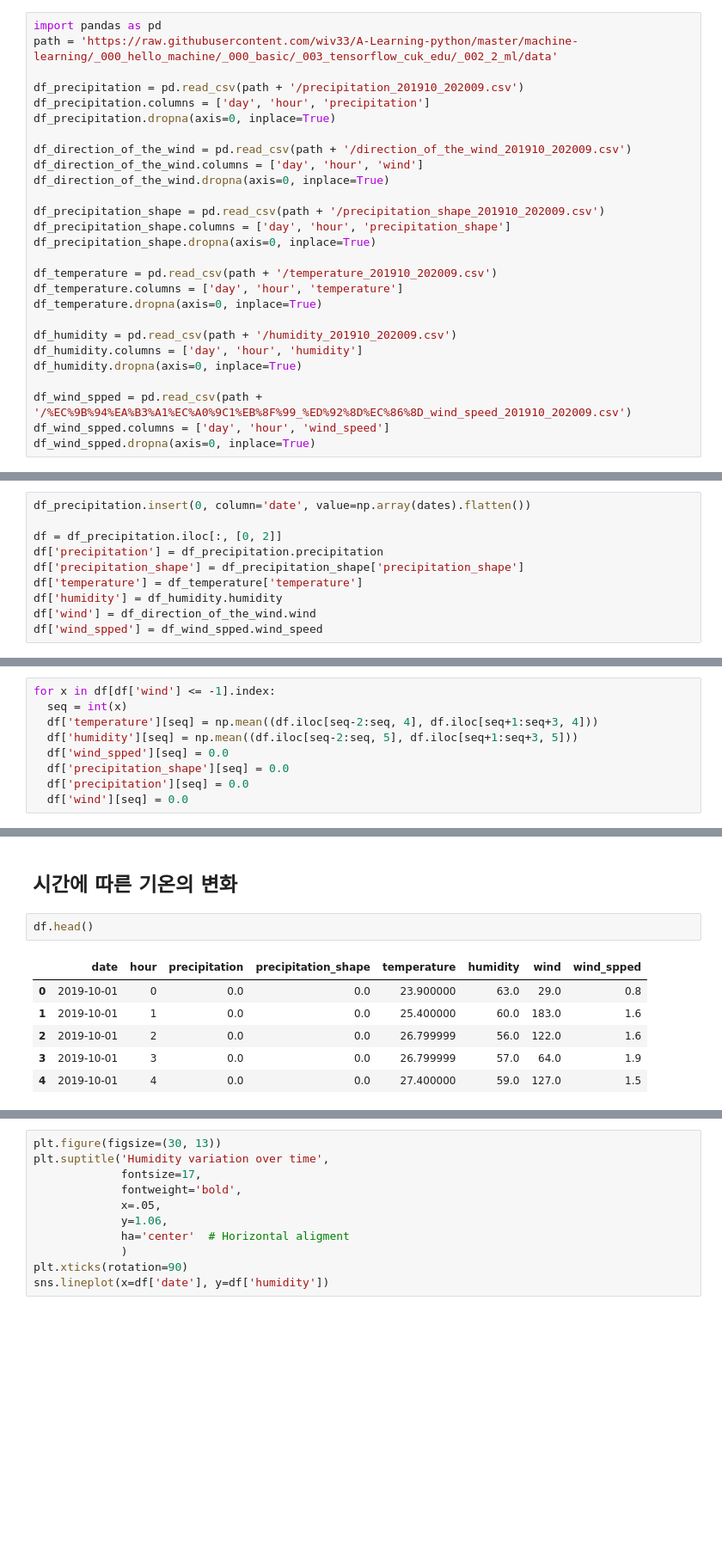
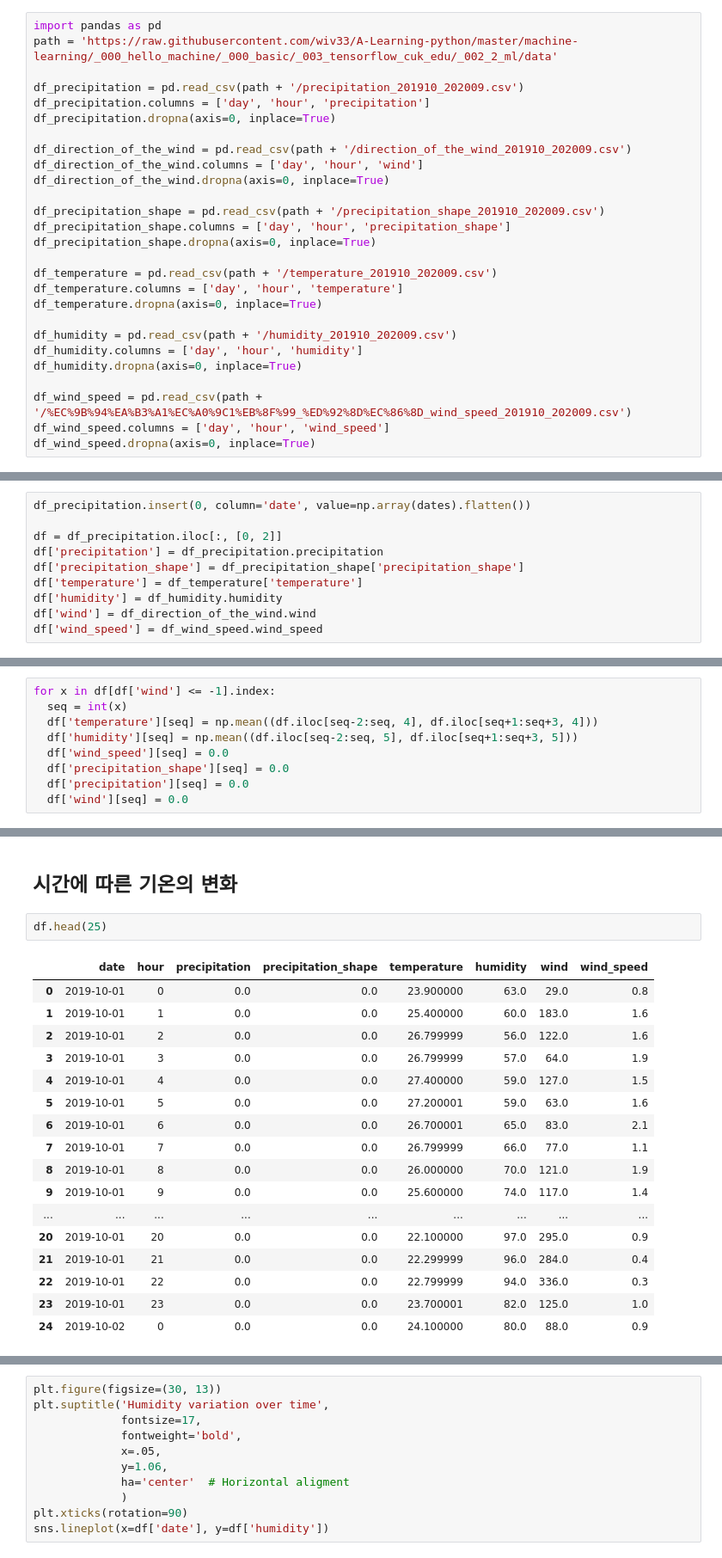
Before and after one commit to wiv33/A-Learning-python, a Jupyter notebook: machine-learning/_000_hello_machine/_000_basic/_003_tensorflow_cuk_edu/_002_2_ml/_002_weather_analysis.ipynb, the cells around one changed output, grey strips where cells are left out. Shown at 86% size. Drawn from its saved outputs; the diff is of its cells as text; blank space fills up the shorter version.

```diff
--- a/machine-learning/_000_hello_machine/_000_basic/_003_tensorflow_cuk_edu/_002_2_ml/_002_weather_analysis.ipynb
+++ b/machine-learning/_000_hello_machine/_000_basic/_003_tensorflow_cuk_edu/_002_2_ml/_002_weather_analysis.ipynb
@@ -32,9 +32,9 @@ df_humidity = pd.read_csv(path + '/humidity_201910_202009.csv')
 df_humidity.columns = ['day', 'hour', 'humidity']
 df_humidity.dropna(axis=0, inplace=True)
 
-df_wind_spped = pd.read_csv(path + '/%EC%9B%94%EA%B3%A1%EC%A0%9C1%EB%8F%99_%ED%92%8D%EC%86%8D_wind_speed_201910_202009.csv')
-df_wind_spped.columns = ['day', 'hour', 'wind_speed']
-df_wind_spped.dropna(axis=0, inplace=True)
+df_wind_speed = pd.read_csv(path + '/%EC%9B%94%EA%B3%A1%EC%A0%9C1%EB%8F%99_%ED%92%8D%EC%86%8D_wind_speed_201910_202009.csv')
+df_wind_speed.columns = ['day', 'hour', 'wind_speed']
+df_wind_speed.dropna(axis=0, inplace=True)
 # %% [markdown]
 nan row 확인
 # %%
@@ -174,7 +174,7 @@ df['precipitation_shape'] = df_precipitation_shape['precipitation_shape']
 df['temperature'] = df_temperature['temperature']
 df['humidity'] = df_humidity.humidity
 df['wind'] = df_direction_of_the_wind.wind
-df['wind_spped'] = df_wind_spped.wind_speed
+df['wind_speed'] = df_wind_speed.wind_speed
 # %% [output]
 A value is trying to be set on a copy of a slice from a DataFrame.
 Try using .loc[row_indexer,col_indexer] = value instead
@@ -264,7 +264,7 @@ for x in df[df['wind'] <= -1].index:
   seq = int(x)
   df['temperature'][seq] = np.mean((df.iloc[seq-2:seq, 4], df.iloc[seq+1:seq+3, 4]))
   df['humidity'][seq] = np.mean((df.iloc[seq-2:seq, 5], df.iloc[seq+1:seq+3, 5]))
-  df['wind_spped'][seq] = 0.0
+  df['wind_speed'][seq] = 0.0
   df['precipitation_shape'][seq] = 0.0
   df['precipitation'][seq] = 0.0
   df['wind'][seq] = 0.0
@@ -375,14 +340,25 @@ plt.rcParams['font.sans-serif'] = ['SimHei']
 # %% [markdown]
 ## 시간에 따른 기온의 변화
 # %%
-df.head()
+df.head(25)
 # %% [output]
-|  | date | hour | precipitation | precipitation_shape | temperature | humidity | wind | wind_spped |
+|  | date | hour | precipitation | precipitation_shape | temperature | humidity | wind | wind_speed |
 | 0 | 2019-10-01 | 0 | 0.0 | 0.0 | 23.900000 | 63.0 | 29.0 | 0.8 |
 | 1 | 2019-10-01 | 1 | 0.0 | 0.0 | 25.400000 | 60.0 | 183.0 | 1.6 |
 | 2 | 2019-10-01 | 2 | 0.0 | 0.0 | 26.799999 | 56.0 | 122.0 | 1.6 |
 | 3 | 2019-10-01 | 3 | 0.0 | 0.0 | 26.799999 | 57.0 | 64.0 | 1.9 |
 | 4 | 2019-10-01 | 4 | 0.0 | 0.0 | 27.400000 | 59.0 | 127.0 | 1.5 |
+| 5 | 2019-10-01 | 5 | 0.0 | 0.0 | 27.200001 | 59.0 | 63.0 | 1.6 |
+| 6 | 2019-10-01 | 6 | 0.0 | 0.0 | 26.700001 | 65.0 | 83.0 | 2.1 |
+| 7 | 2019-10-01 | 7 | 0.0 | 0.0 | 26.799999 | 66.0 | 77.0 | 1.1 |
+| 8 | 2019-10-01 | 8 | 0.0 | 0.0 | 26.000000 | 70.0 | 121.0 | 1.9 |
+| 9 | 2019-10-01 | 9 | 0.0 | 0.0 | 25.600000 | 74.0 | 117.0 | 1.4 |
+| ... | ... | ... | ... | ... | ... | ... | ... | ... |
+| 20 | 2019-10-01 | 20 | 0.0 | 0.0 | 22.100000 | 97.0 | 295.0 | 0.9 |
+| 21 | 2019-10-01 | 21 | 0.0 | 0.0 | 22.299999 | 96.0 | 284.0 | 0.4 |
+| 22 | 2019-10-01 | 22 | 0.0 | 0.0 | 22.799999 | 94.0 | 336.0 | 0.3 |
+| 23 | 2019-10-01 | 23 | 0.0 | 0.0 | 23.700001 | 82.0 | 125.0 | 1.0 |
+| 24 | 2019-10-02 | 0 | 0.0 | 0.0 | 24.100000 | 80.0 | 88.0 | 0.9 |
 # %%
 df.tail()
 # %% [output]
```
Also changed, not shown: parts of 27 cells of this notebook.
